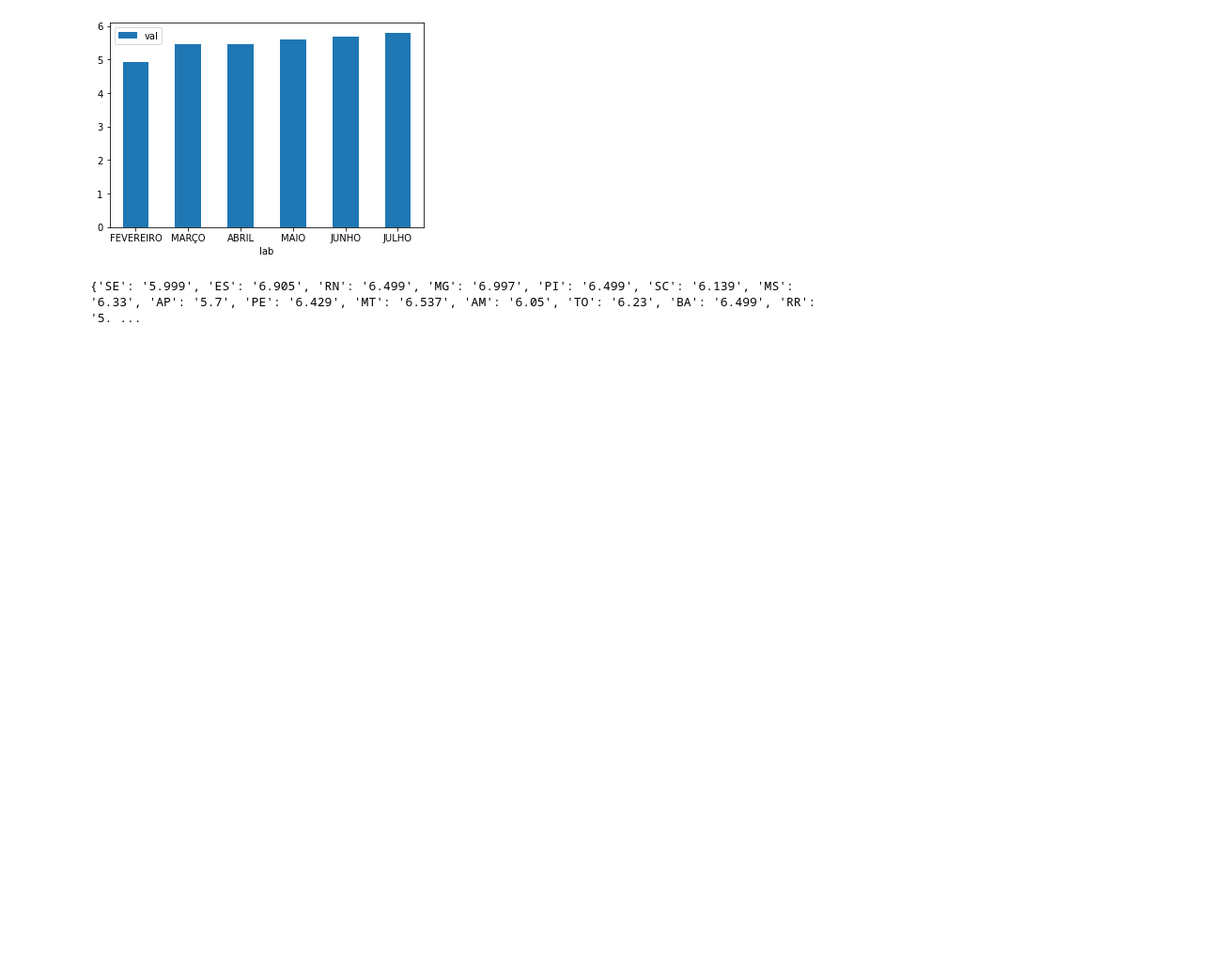
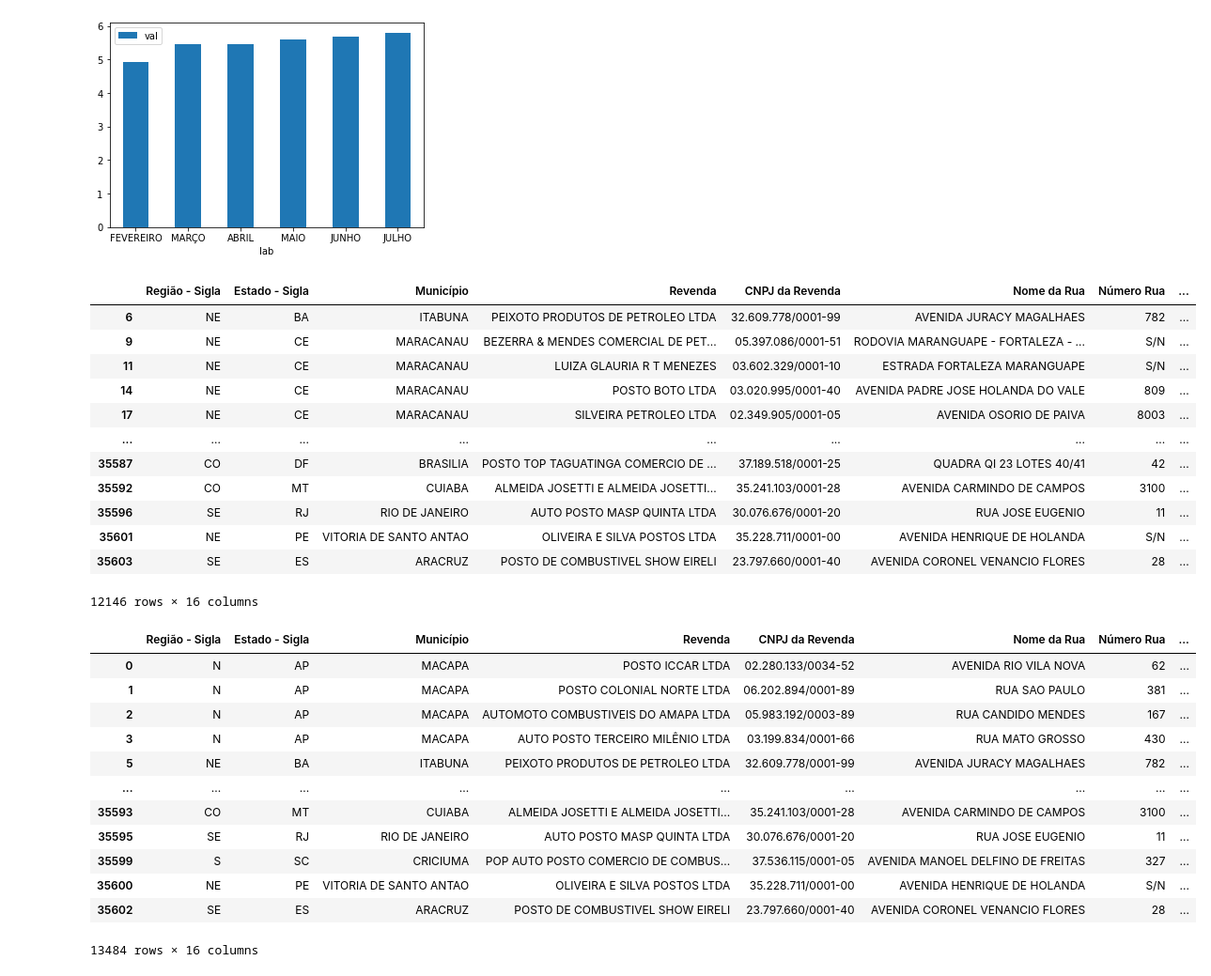
Before and after one commit to CarlosW1998/Gasoline-price-2021, a Jupyter notebook: process.ipynb, the cells around one changed output. Shown at 94% size. Cells and saved outputs as stored; diff of their text form; code cells hidden in the pictures; blank space fills up the shorter version.

Commit message:
get citys

```diff
--- a/process.ipynb
+++ b/process.ipynb
@@ -54,7 +57,45 @@ Try using .loc[row_indexer,col_indexer] = value instead
 See the caveats in the documentation: https://pandas.pydata.org/pandas-docs/stable/user_guide/indexing.html#returning-a-view-versus-a-copy
   # Remove the CWD from sys.path while we load stuff.
 [figure]
-# %%
-print(getMaxPriceByState())
-# %% [output]
-{'SE': '5.999', 'ES': '6.905', 'RN': '6.499', 'MG': '6.997', 'PI': '6.499', 'SC': '6.139', 'MS': '6.33', 'AP': '5.7', 'PE': '6.429', 'MT': '6.537', 'AM': '6.05', 'TO': '6.23', 'BA': '6.499', 'RR': '5. ...
+# %%
+def getCitys():
+    dataset = pd.read_csv('datasets/2021-04-gasolina-etanol.csv', ';')
+    etanolDataset = fitlerDataset(dataset, 'Produto', 'ETANOL')
+    gasolineDataset = fitlerDataset(dataset, 'Produto', 'GASOLINA')
+    points = set(dataset['CNPJ da Revenda'])
+
+    for point in ponts:
+        print(etanoldataset['CNPJ da Revenda'] == point)
+        print(gasolineDataset['CNPJ da Revenda'] == point)
+        return
+    display(etanolDataset)
+    display(gasolineDataset)
+
+getCitys()
+# %% [output]
+|  | Região - Sigla | Estado - Sigla | Município | Revenda | CNPJ da Revenda | Nome da Rua | Número Rua | ... |
+| 6 | NE | BA | ITABUNA | PEIXOTO PRODUTOS DE PETROLEO LTDA | 32.609.778/0001-99 | AVENIDA JURACY MAGALHAES | 782 | ... |
+| 9 | NE | CE | MARACANAU | BEZERRA & MENDES COMERCIAL DE PET... | 05.397.086/0001-51 | RODOVIA MARANGUAPE - FORTALEZA - ... | S/N | ... |
+| 11 | NE | CE | MARACANAU | LUIZA GLAURIA R T MENEZES | 03.602.329/0001-10 | ESTRADA FORTALEZA MARANGUAPE | S/N | ... |
+| 14 | NE | CE | MARACANAU | POSTO BOTO LTDA | 03.020.995/0001-40 | AVENIDA PADRE JOSE HOLANDA DO VALE | 809 | ... |
+| 17 | NE | CE | MARACANAU | SILVEIRA PETROLEO LTDA | 02.349.905/0001-05 | AVENIDA OSORIO DE PAIVA | 8003 | ... |
+| ... | ... | ... | ... | ... | ... | ... | ... | ... |
+| 35587 | CO | DF | BRASILIA | POSTO TOP TAGUATINGA COMERCIO DE ... | 37.189.518/0001-25 | QUADRA QI 23 LOTES 40/41 | 42 | ... |
+| 35592 | CO | MT | CUIABA | ALMEIDA JOSETTI E ALMEIDA JOSETTI... | 35.241.103/0001-28 | AVENIDA CARMINDO DE CAMPOS | 3100 | ... |
+| 35596 | SE | RJ | RIO DE JANEIRO | AUTO POSTO MASP QUINTA LTDA | 30.076.676/0001-20 | RUA JOSE EUGENIO | 11 | ... |
+| 35601 | NE | PE | VITORIA DE SANTO ANTAO | OLIVEIRA E SILVA POSTOS LTDA | 35.228.711/0001-00 | AVENIDA HENRIQUE DE HOLANDA | S/N | ... |
+| 35603 | SE | ES | ARACRUZ | POSTO DE COMBUSTIVEL SHOW EIRELI | 23.797.660/0001-40 | AVENIDA CORONEL VENANCIO FLORES | 28 | ... |
+12146 rows × 16 columns
+|  | Região - Sigla | Estado - Sigla | Município | Revenda | CNPJ da Revenda | Nome da Rua | Número Rua | ... |
+| 0 | N | AP | MACAPA | POSTO ICCAR LTDA | 02.280.133/0034-52 | AVENIDA RIO VILA NOVA | 62 | ... |
+| 1 | N | AP | MACAPA | POSTO COLONIAL NORTE LTDA | 06.202.894/0001-89 | RUA SAO PAULO | 381 | ... |
+| 2 | N | AP | MACAPA | AUTOMOTO COMBUSTIVEIS DO AMAPA LTDA | 05.983.192/0003-89 | RUA CANDIDO MENDES | 167 | ... |
+| 3 | N | AP | MACAPA | AUTO POSTO TERCEIRO MILÊNIO LTDA | 03.199.834/0001-66 | RUA MATO GROSSO | 430 | ... |
+| 5 | NE | BA | ITABUNA | PEIXOTO PRODUTOS DE PETROLEO LTDA | 32.609.778/0001-99 | AVENIDA JURACY MAGALHAES | 782 | ... |
+| ... | ... | ... | ... | ... | ... | ... | ... | ... |
+| 35593 | CO | MT | CUIABA | ALMEIDA JOSETTI E ALMEIDA JOSETTI... | 35.241.103/0001-28 | AVENIDA CARMINDO DE CAMPOS | 3100 | ... |
+| 35595 | SE | RJ | RIO DE JANEIRO | AUTO POSTO MASP QUINTA LTDA | 30.076.676/0001-20 | RUA JOSE EUGENIO | 11 | ... |
+| 35599 | S | SC | CRICIUMA | POP AUTO POSTO COMERCIO DE COMBUS... | 37.536.115/0001-05 | AVENIDA MANOEL DELFINO DE FREITAS | 327 | ... |
+| 35600 | NE | PE | VITORIA DE SANTO ANTAO | OLIVEIRA E SILVA POSTOS LTDA | 35.228.711/0001-00 | AVENIDA HENRIQUE DE HOLANDA | S/N | ... |
+| 35602 | SE | ES | ARACRUZ | POSTO DE COMBUSTIVEL SHOW EIRELI | 23.797.660/0001-40 | AVENIDA CORONEL VENANCIO FLORES | 28 | ... |
+13484 rows × 16 columns
```
Also changed, not shown: parts of 1 cell of this notebook.
